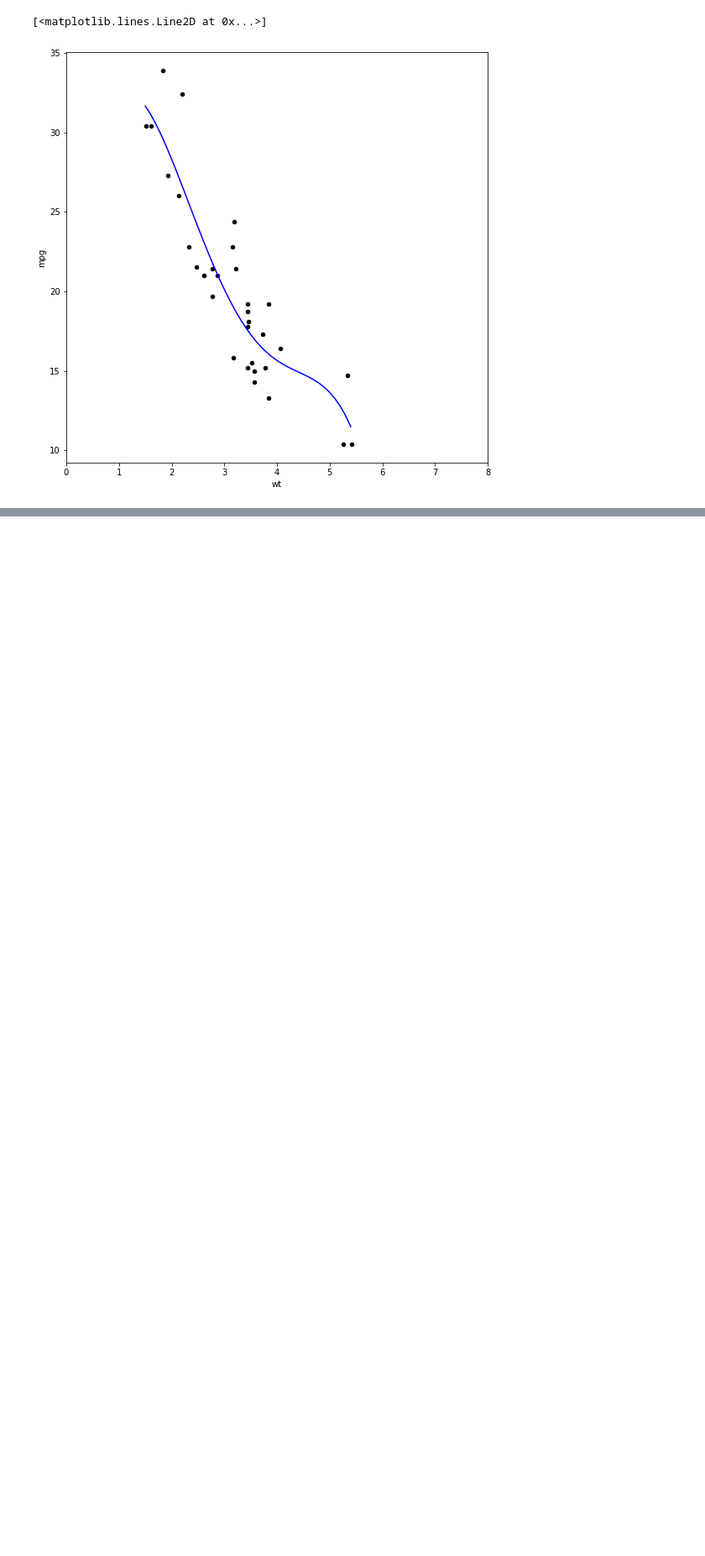
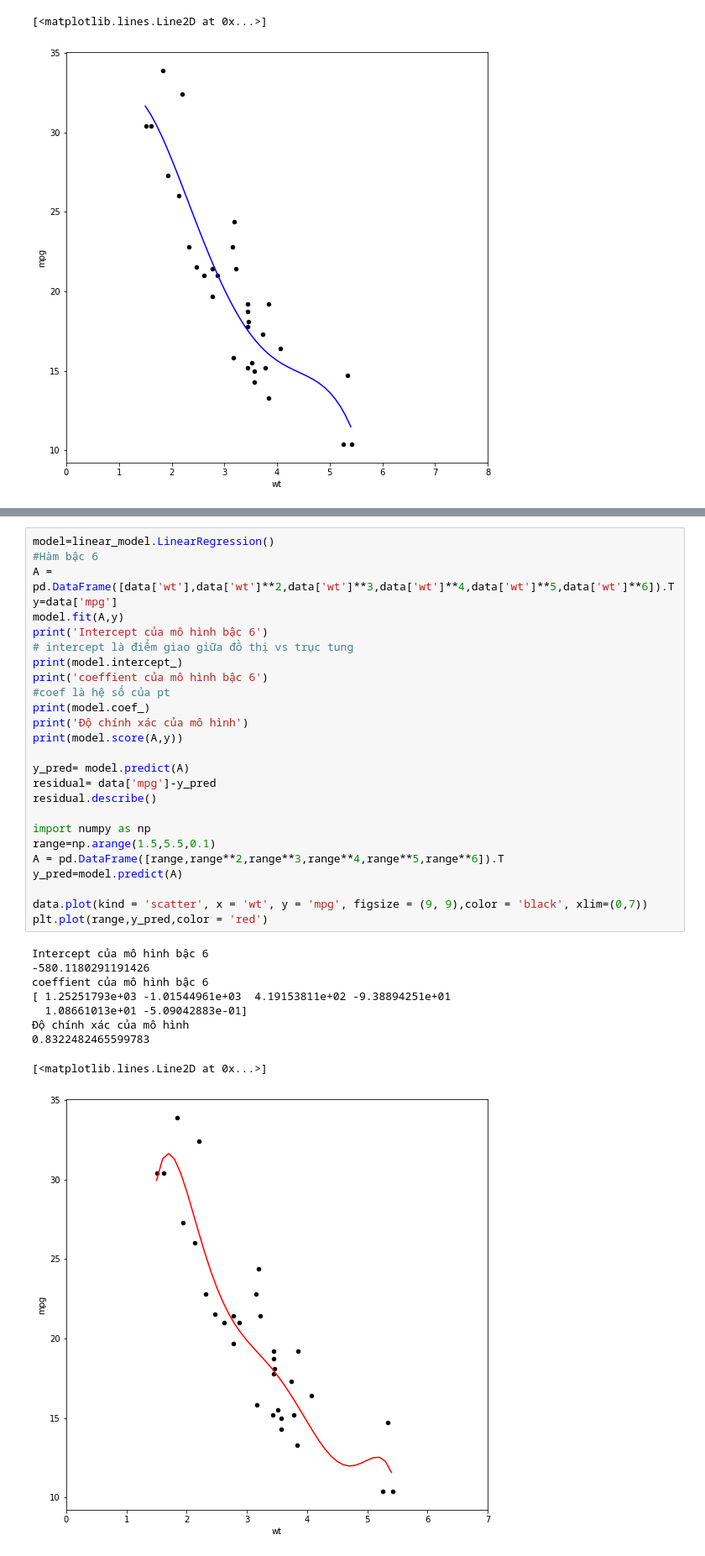
Before and after one commit to TriDuks/AI, a Jupyter notebook: Mtcars.ipynb, the cells around one changed output, grey strips where cells are left out. Shown at 84% size. Saved outputs shown, nothing was run; the diff lists cells and outputs as text; blank space fills up the shorter version.

```diff
--- a/Mtcars.ipynb
+++ b/Mtcars.ipynb
@@ -113,0 +137,36 @@ plt.plot(range,y_pred,color = 'blue')
+# %%
+model=linear_model.LinearRegression()
+#Hàm bậc 6
+A = pd.DataFrame([data['wt'],data['wt']**2,data['wt']**3,data['wt']**4,data['wt']**5,data['wt']**6]).T
+y=data['mpg']
+model.fit(A,y)
+print('Intercept của mô hình bậc 6')
+# intercept là điểm giao giữa đồ thị vs trục tung
+print(model.intercept_)
+print('coeffient của mô hình bậc 6')
+#coef là hệ số của pt
+print(model.coef_)
+print('Độ chính xác của mô hình')
+print(model.score(A,y))
+
+y_pred= model.predict(A)
+residual= data['mpg']-y_pred
+residual.describe()
+
+import numpy as np
+range=np.arange(1.5,5.5,0.1)
+A = pd.DataFrame([range,range**2,range**3,range**4,range**5,range**6]).T
+y_pred=model.predict(A)
+
+data.plot(kind = 'scatter', x = 'wt', y = 'mpg', figsize = (9, 9),color = 'black', xlim=(0,7))
+plt.plot(range,y_pred,color = 'red')
+# %% [output]
+Intercept của mô hình bậc 6
+-580.1180291191426
+coeffient của mô hình bậc 6
+[ 1.25251793e+03 -1.01544961e+03  4.19153811e+02 -9.38894251e+01
+  1.08661013e+01 -5.09042883e-01]
+Độ chính xác của mô hình
+0.8322482465599783
+[<matplotlib.lines.Line2D at 0x...>]
+[figure, added]
```
Also changed, not shown: parts of 4 cells of this notebook.
